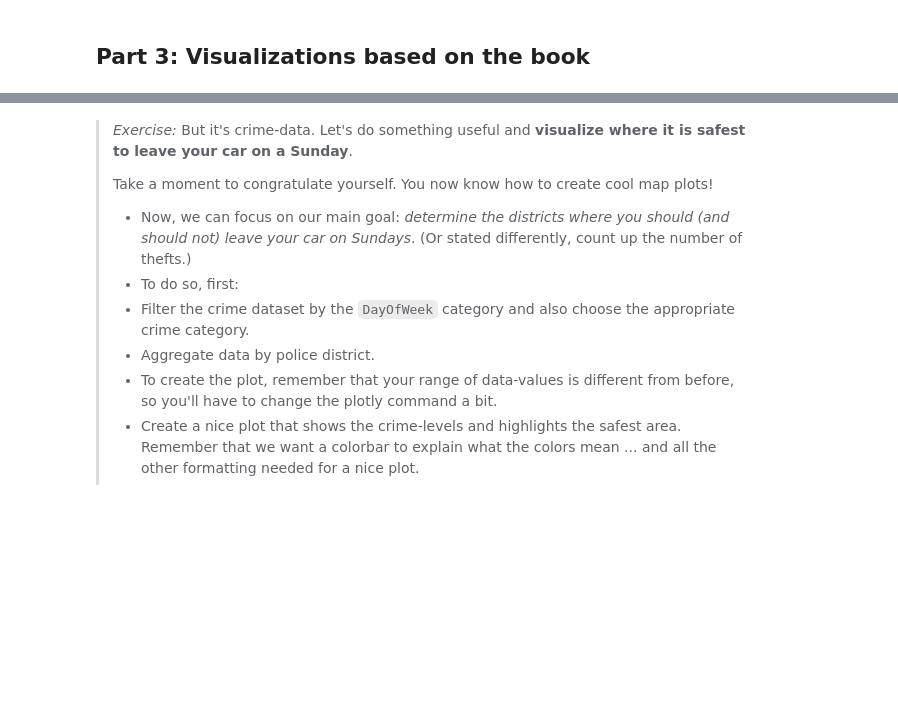
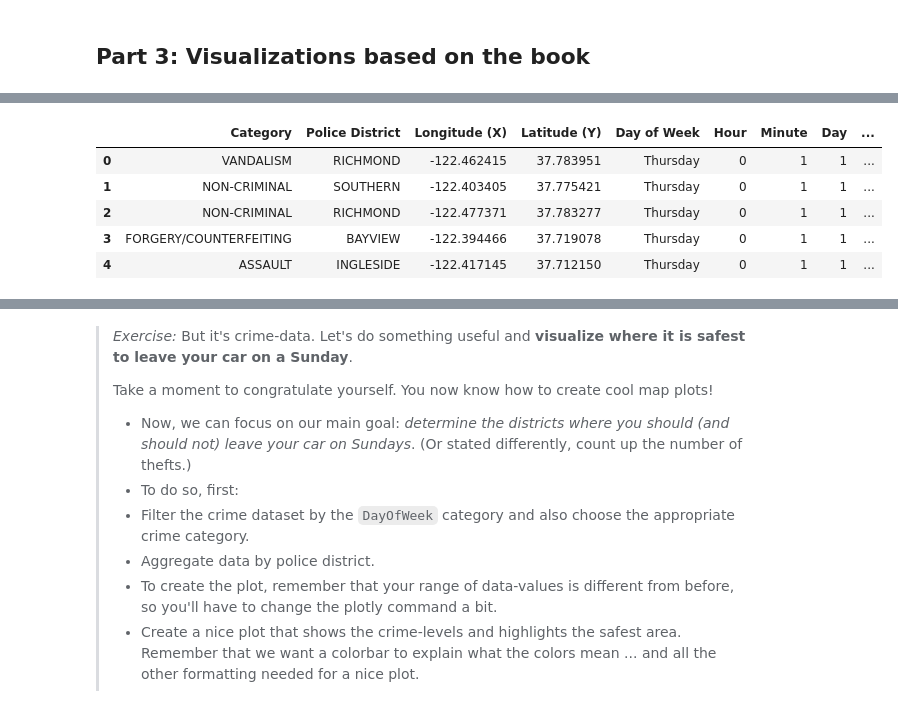
Before and after one commit to AleksandarLukic96/02806_Social_Data, a Jupyter notebook: notebooks/W3_Vic.ipynb, the cells around one changed output, grey strips where cells are left out. Cells and saved outputs as stored; diff of their text form; code cells hidden in the pictures; blank space fills up the shorter version.

```diff
--- a/notebooks/W3_Vic.ipynb
+++ b/notebooks/W3_Vic.ipynb
@@ -88,0 +62,11 @@ For the "Exercise Part 1" and the part below, I want you to eliminate uses of LL
+# %%
+import pandas as pd
+
+data = pd.read_csv("../data/Police_Department_Incident_Reports_Complete.csv", sep=",")
+# %% [output]
+|  | Category | Police District | Longitude (X) | Latitude (Y) | Day of Week | Hour | Minute | Day | ... |
+| 0 | VANDALISM | RICHMOND | -122.462415 | 37.783951 | Thursday | 0 | 1 | 1 | ... |
+| 1 | NON-CRIMINAL | SOUTHERN | -122.403405 | 37.775421 | Thursday | 0 | 1 | 1 | ... |
+| 2 | NON-CRIMINAL | RICHMOND | -122.477371 | 37.783277 | Thursday | 0 | 1 | 1 | ... |
+| 3 | FORGERY/COUNTERFEITING | BAYVIEW | -122.394466 | 37.719078 | Thursday | 0 | 1 | 1 | ... |
+| 4 | ASSAULT | INGLESIDE | -122.417145 | 37.712150 | Thursday | 0 | 1 | 1 | ... |
```
Also changed, not shown: parts of 4 cells of this notebook.
